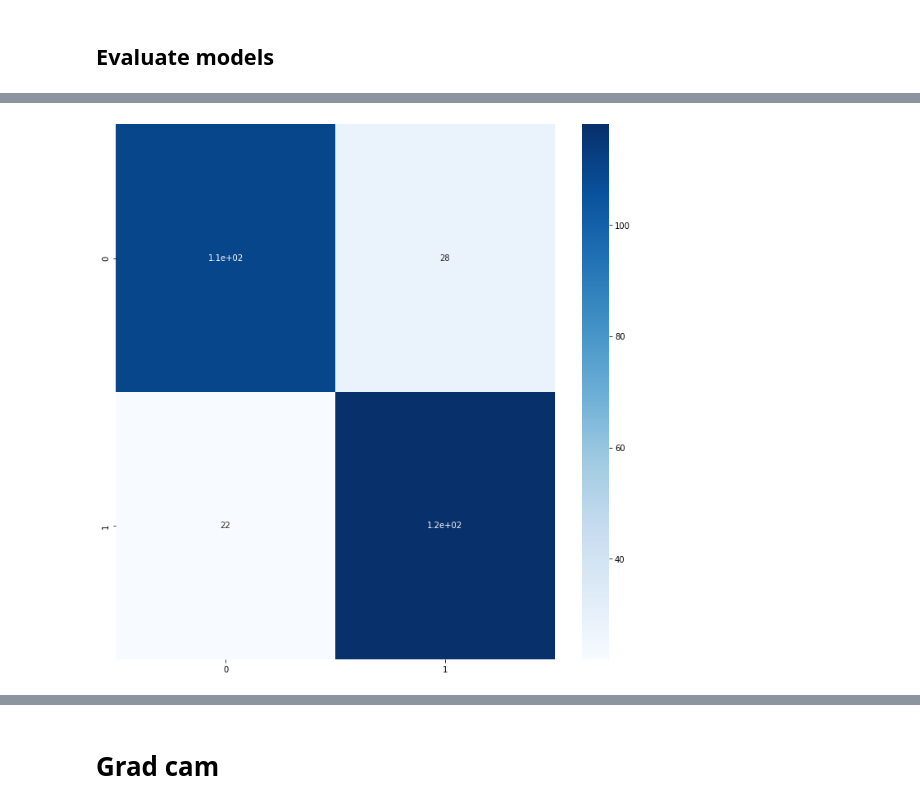
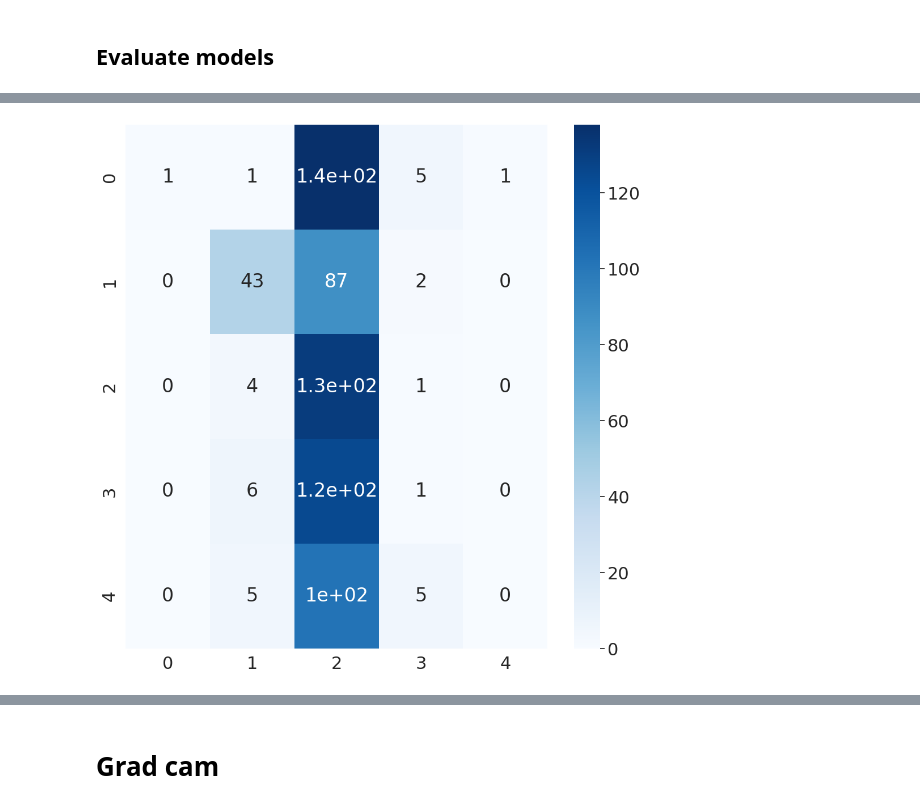
Before and after one commit to enmanuelmag/MRIClassification, a Jupyter notebook: ia_model.ipynb, the cells around one changed output, grey strips where cells are left out. Drawn from its saved outputs; the diff is of its cells as text; code cells hidden in the pictures.

Commit message:
Add new data and gradcam methods

```diff
--- a/ia_model.ipynb
+++ b/ia_model.ipynb
@@ -171,5 +243,12 @@ tf_dataset = load_tfrecord(TF_RECORD_PATH)
 # %%
-all_items = 1386
+tf_dataset = load_tfrecord(TF_RECORD_PATH)
+amount_table = {
+    2: 1386,
+    3: 2100,
+    4: 2754,
+    5: 3286
+}
+all_items = amount_table[NUMBER_CLASSES] # CHANGE NOMBER WHEN CLASS CHANGES
 
 train_size = int(all_items * 0.8)
 val_size = int(all_items - train_size)
@@ -655,2 +1378,5 @@ ia_maker.train(
+# %%
+ia_maker = IAFlow(models_folder='./test_moidels')
+ia_maker.plot_history(history, f"./models/vit/multi_class_5_4/history.png")
 # %%
 ia_maker.clear_session()
@@ -663,35 +1424,55 @@ skip_models = ['baseline', 'mlp_1'] #'baseline', 'mlp_1', 'mlp_2'
 # %%
 for model_name in os.listdir('./models/'):
-  for run_id in os.listdir(f'./models/{model_name}'):
-    if run_id in skip_models:
-      continue
 
-    ia_maker.clear_session()
-    result = ia_maker.get_model(model_name, run_id, False)
-    if result is None or run_id in skip_models:
-      continue
+    for run_id in os.listdir(f'./models/{model_name}'):
+        need_skip = False
+        for skip in skip_models:
+            s_name, s_run = skip.split('/')
+            if model_name == s_name and s_run == run_id:
+                need_skip = True
+                break
 
-    model, run_id_data = result
-    model_folder = run_id_data.get('path_model')
-    metric = tf.keras.metrics.SparseCategoricalAccuracy(name='accuracy')
+        if need_skip or run_id not in model_dataset.keys():
+            continue
 
-    all_preds = []
-    all_labels = []
-    print(f'Predicting {model_name}/{run_id}')
-    for images, label in val_dataset.batch(BATCH_SIZE_EVA):
-      preds = model.predict(images)
-      metric.update_state(label, preds)
-      all_labels.extend(label.numpy())
-      all_preds.extend(np.argmax(preds, axis=1))
-    model = None
-    metric_result = metric.result().numpy()
-    print('Predicting done, with accuracy: ', metric_result)
-    metric.reset_states()
-    ia_maker.clear_session()
+        amount_clasees = model_dataset.get(run_id).get('classes')
+        tfrecord_path = model_dataset.get(run_id).get('path')
+        all_items = model_dataset.get(run_id).get('amount')
 
-    confusion_matrix= tf.math.confusion_matrix(all_labels, all_preds, num_classes=CLASSES_NUM)
-    plt.figure(figsize=(12, 12))
-    sns.heatmap(confusion_matrix.numpy(), annot=True, cmap='Blues')
-    plt.savefig(f'{model_folder}/confusion_matrix_test_{metric_result}.png')
-    plt.show()
+        tf_dataset = load_tfrecord(tfrecord_path)
+
+        train_size = int(all_items * 0.8)
+        val_size = int(all_items - train_size)
+        val_dataset = tf_dataset.skip(train_size)
+
+        ia_maker.clear_session()
+        result = ia_maker.get_model(model_name, run_id, False)
+        if result is None or run_id in skip_models:
+            continue
+
+        model, run_id_data = result
+        model_folder = run_id_data.get('path_model')
+        metric = tf.keras.metrics.SparseCategoricalAccuracy(name='accuracy')
+
+        all_preds = []
+        all_labels = []
+        print(f'Predicting {model_name}/{run_id}')
+        for images, label in val_dataset.batch(BATCH_SIZE_EVA):
+            preds = model.predict(images, verbose=0)
+            metric.update_state(label, preds)
+            all_labels.extend(label.numpy())
+            all_preds.extend(np.argmax(preds, axis=1))
+
+        model = None
+        val_dataset = None
+        metric_result = metric.result().numpy()
+        print('Predicting done, with accuracy: ', metric_result)
+        metric.reset_states()
+        ia_maker.clear_session()
+
+        confusion_matrix= tf.math.confusion_matrix(all_labels, all_preds, num_classes=amount_clasees)
+        plt.figure(figsize=(12, 12))
+        sns.heatmap(confusion_matrix.numpy(), annot=True, cmap='Blues')
+        plt.savefig(f'{model_folder}/confusion_matrix_test_{metric_result}.jpg')
+        plt.show()
 # %% [output]
@@ -701 +1485 @@ Predicting done, with accuracy:  0.8201439
-[figure, old version]
+[figure, new version]
```
Also changed, not shown: parts of 29 cells of this notebook, 6 other files.
